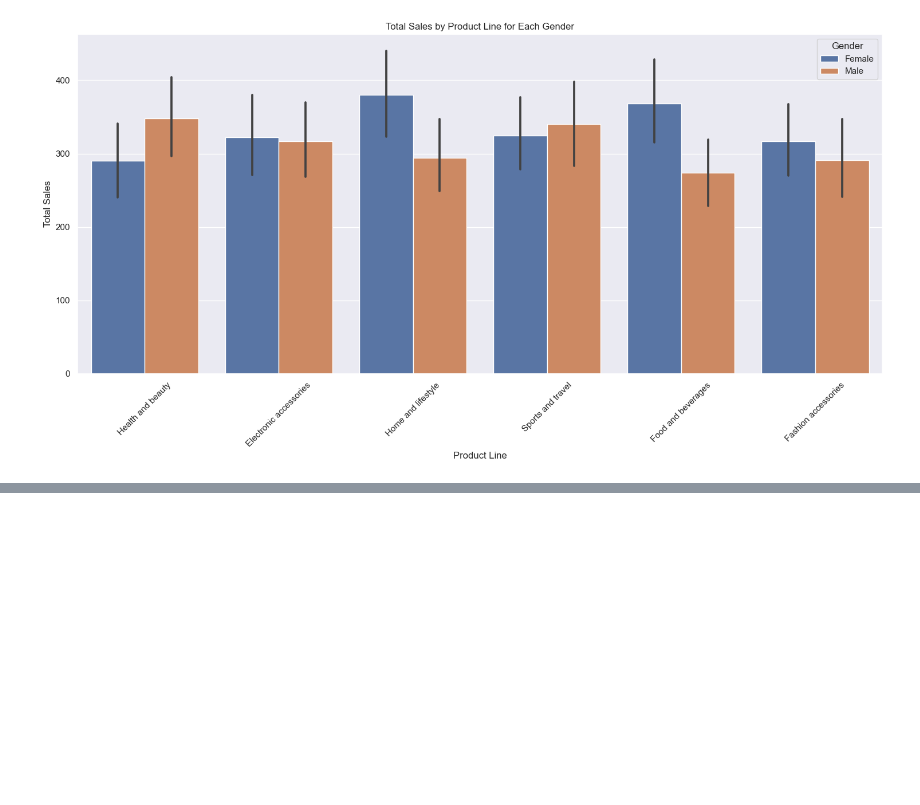
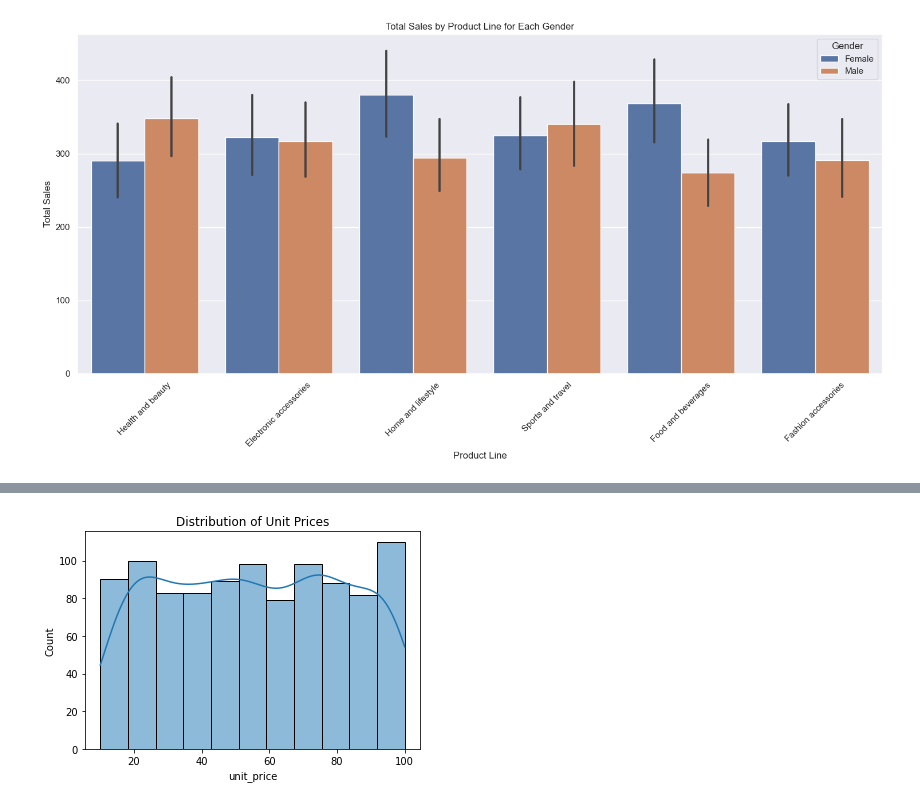
Before and after one commit to andrescab/Walmart-Sales-Trends, a Jupyter notebook: Walmart_1.ipynb, the cells around one changed output, grey strips where cells are left out. Cells and saved outputs as stored; diff of their text form; code cells hidden in the pictures; blank space fills up the shorter version.

```diff
--- a/Walmart_1.ipynb
+++ b/Walmart_1.ipynb
@@ -196,0 +241,7 @@ plt.show()
+# %%
+# Distribution of unit prices
+sns.histplot(W_df['unit_price'], kde=True)
+plt.title('Distribution of Unit Prices')
+plt.show()
+# %% [output]
+[figure, added]
```
Also changed, not shown: parts of 11 cells of this notebook.
